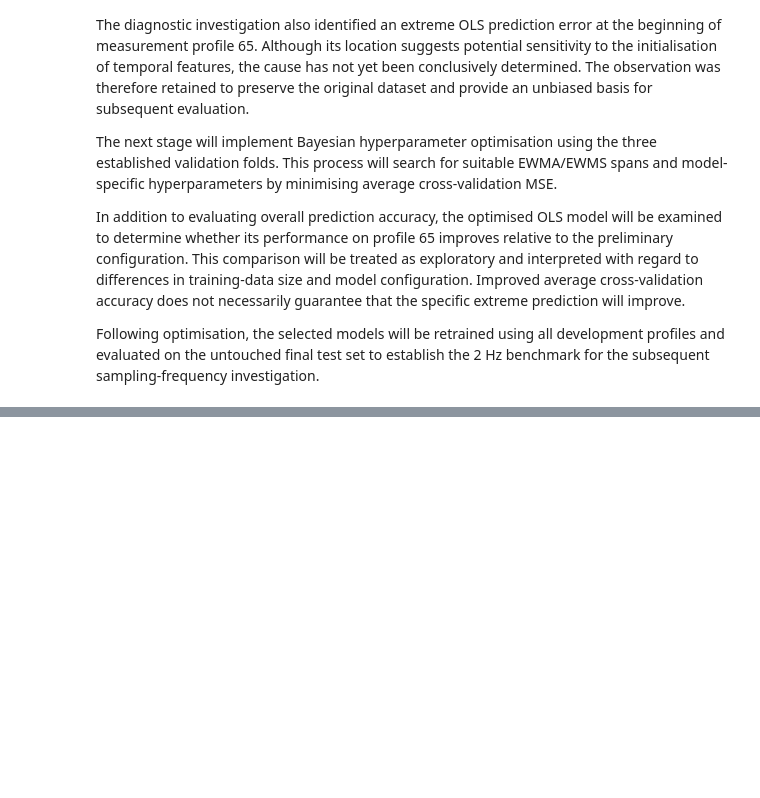
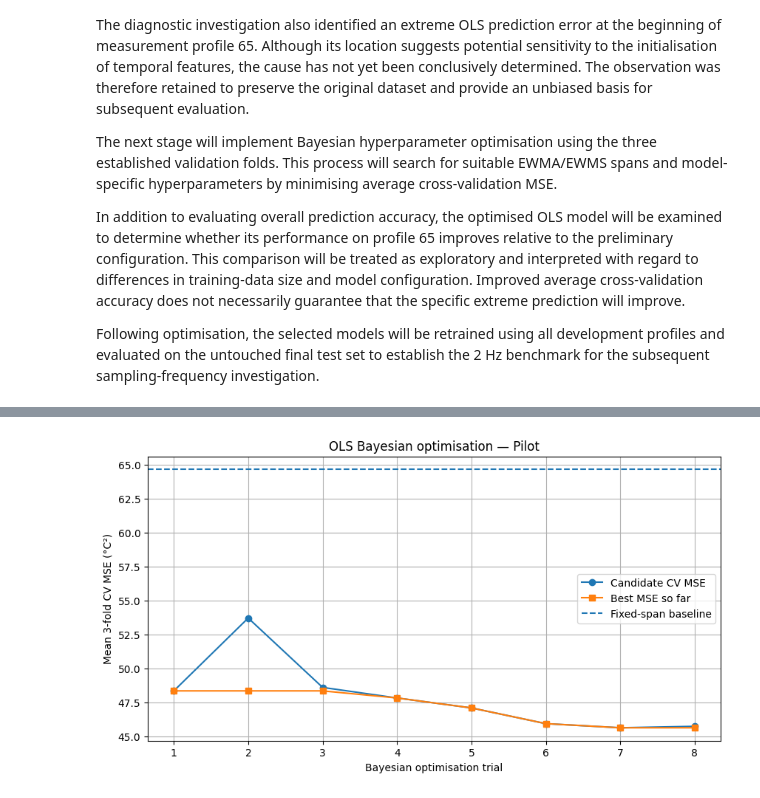
Before and after one commit to Fdau0002/Permanent-Magnet-Temperature-Estimate, a Jupyter notebook: Permanent_Magnet_Temperature_Estimation.ipynb, the cells around one changed output, grey strips where cells are left out. Cells and saved outputs as stored; diff of their text form; code cells hidden in the pictures; blank space fills up the shorter version.

```diff
--- a/Permanent_Magnet_Temperature_Estimation.ipynb
+++ b/Permanent_Magnet_Temperature_Estimation.ipynb
@@ -1412,0 +1712,42 @@ Following optimisation, the selected models will be retrained using all developm
+# %%
+
+# STEP 6.3D — Visualise Bayesian search progress
+
+import matplotlib.pyplot as plt
+
+history = pd.DataFrame(trial_records)
+
+history["best_so_far"] = (
+    history["mean_cv_mse"].cummin()
+)
+
+plt.figure(figsize=(10, 5))
+
+plt.plot(
+    history["trial"],
+    history["mean_cv_mse"],
+    "o-",
+    label="Candidate CV MSE"
+)
+
+plt.plot(
+    history["trial"],
+    history["best_so_far"],
+    "s-",
+    label="Best MSE so far"
+)
+
+plt.axhline(
+    baseline_mse,
+    linestyle="--",
+    label="Fixed-span baseline"
+)
+
+plt.xlabel("Bayesian optimisation trial")
+plt.ylabel("Mean 3-fold CV MSE (°C²)")
+plt.title("OLS Bayesian optimisation — Pilot")
+plt.legend()
+plt.grid(True)
+plt.show()
+# %% [output]
+[figure, added]
```
Also changed, not shown: parts of 11 cells of this notebook.
